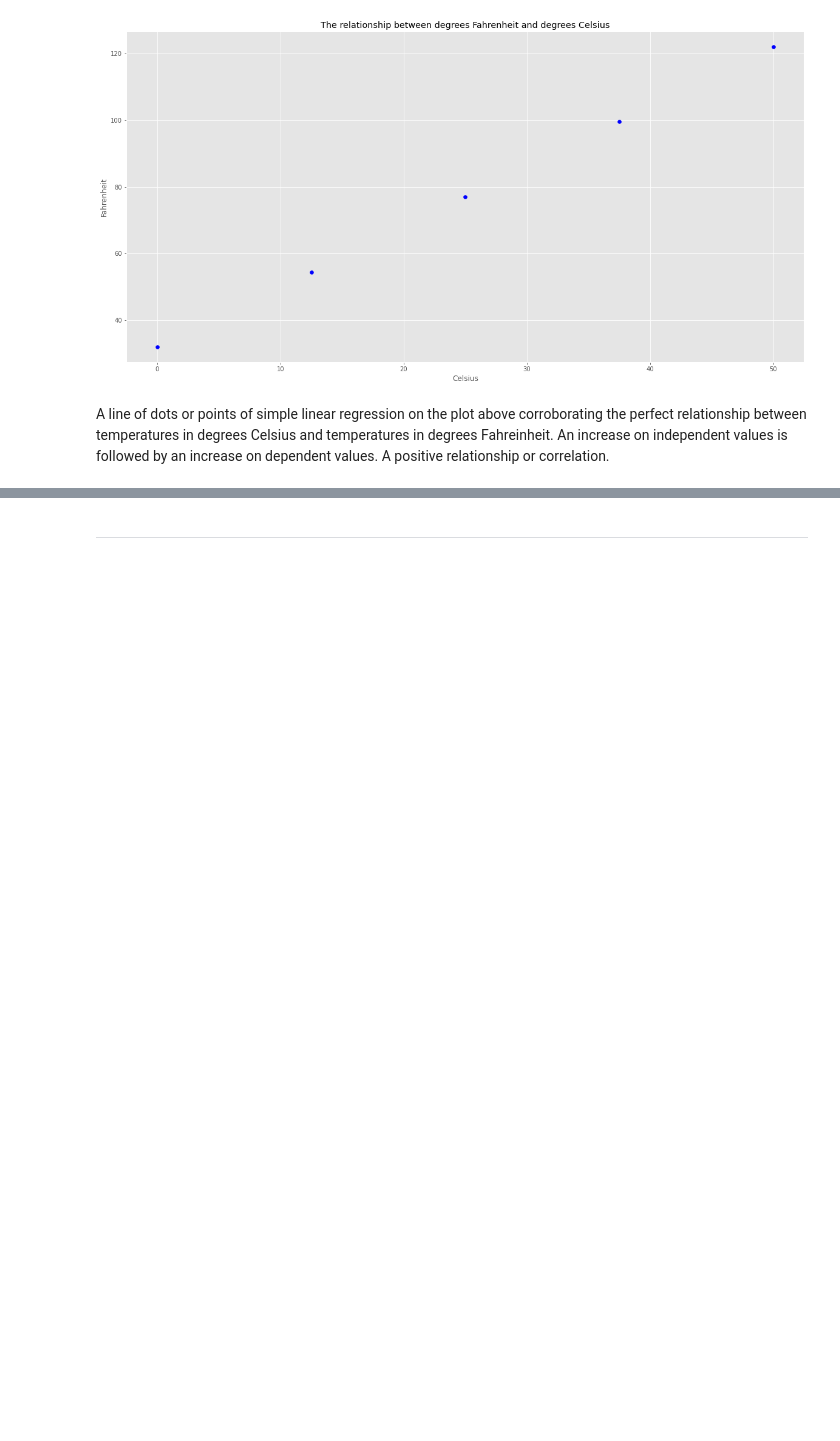
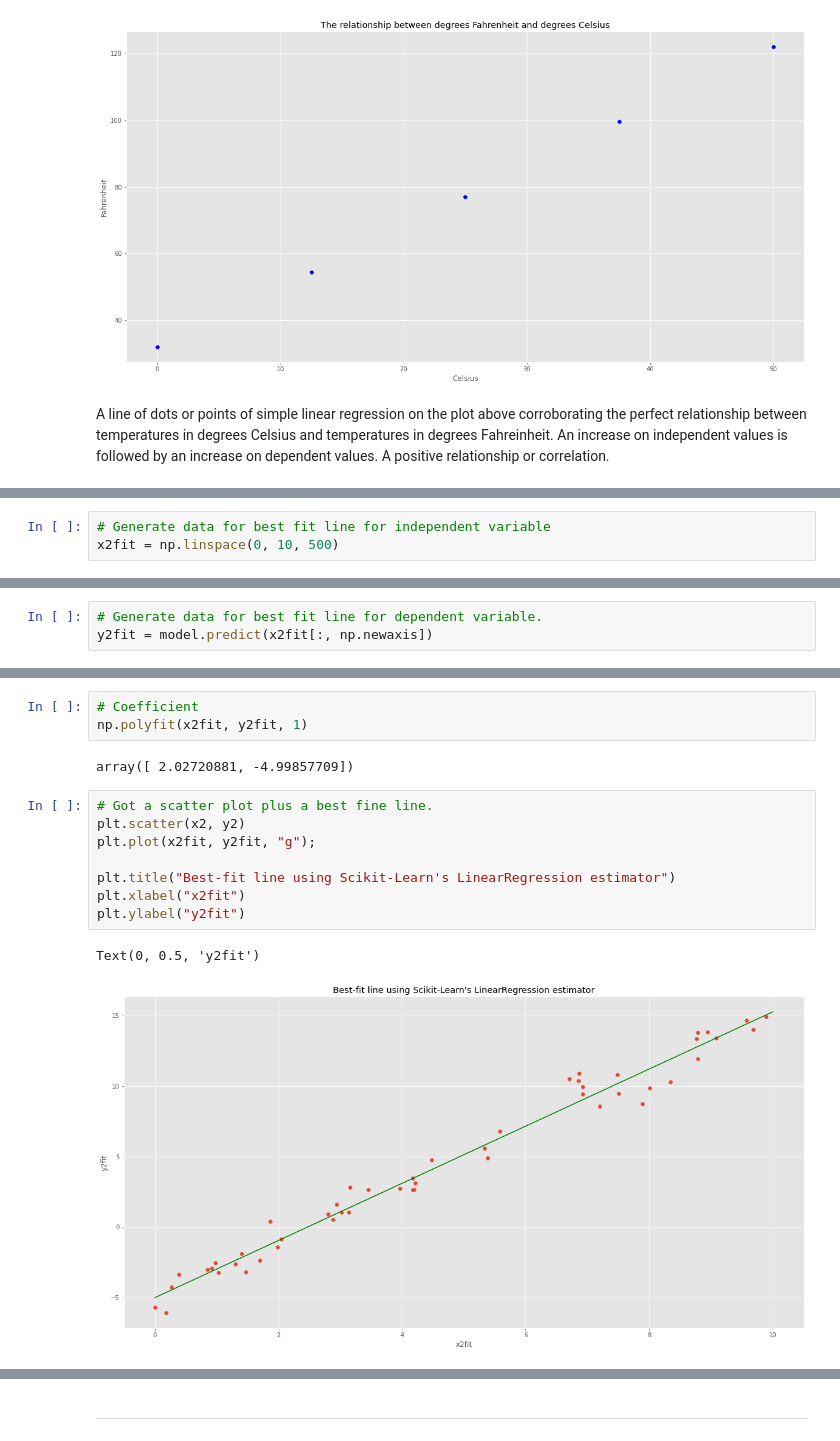
Before and after one commit to Samjean2020/project2020-fundamentals, a Jupyter notebook: Project2020.py.ipynb, the cells around one changed output, grey strips where cells are left out. Drawn from its saved outputs; the diff is of its cells as text; blank space fills up the shorter version.

```diff
--- a/Project2020.py.ipynb
+++ b/Project2020.py.ipynb
@@ -146,0 +235,3 @@ A line of dots or points of simple linear regression on the plot above corrobora
+# %%
+# Generate data for best fit line for independent variable
+x2fit = np.linspace(0, 10, 500)
@@ -146,0 +263,3 @@ A line of dots or points of simple linear regression on the plot above corrobora
+# %%
+# Generate data for best fit line for dependent variable.
+y2fit = model.predict(x2fit[:, np.newaxis])
@@ -146,0 +286,16 @@ A line of dots or points of simple linear regression on the plot above corrobora
+# %%
+# Coefficient
+np.polyfit(x2fit, y2fit, 1)
+# %% [output]
+array([ 2.02720881, -4.99857709])
+# %%
+# Got a scatter plot plus a best fine line.
+plt.scatter(x2, y2)
+plt.plot(x2fit, y2fit, "g");
+
+plt.title("Best-fit line using Scikit-Learn's LinearRegression estimator")
+plt.xlabel("x2fit")
+plt.ylabel("y2fit")
+# %% [output]
+Text(0, 0.5, 'y2fit')
+[figure, added]
```
Also changed, not shown: parts of 68 cells of this notebook.
